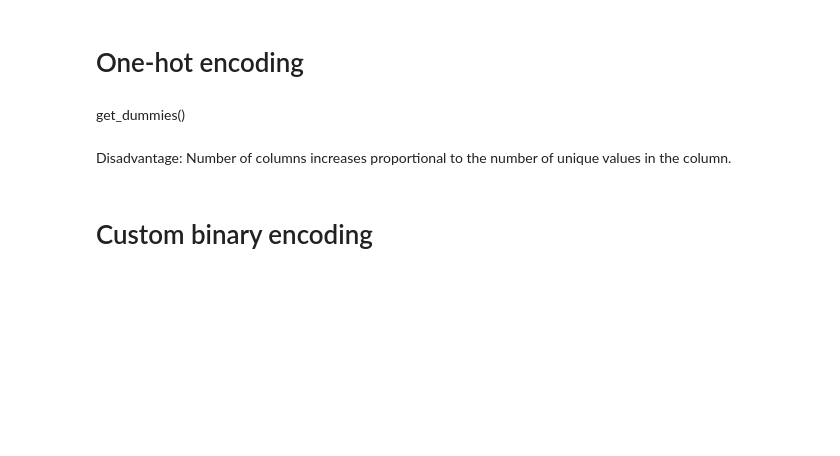
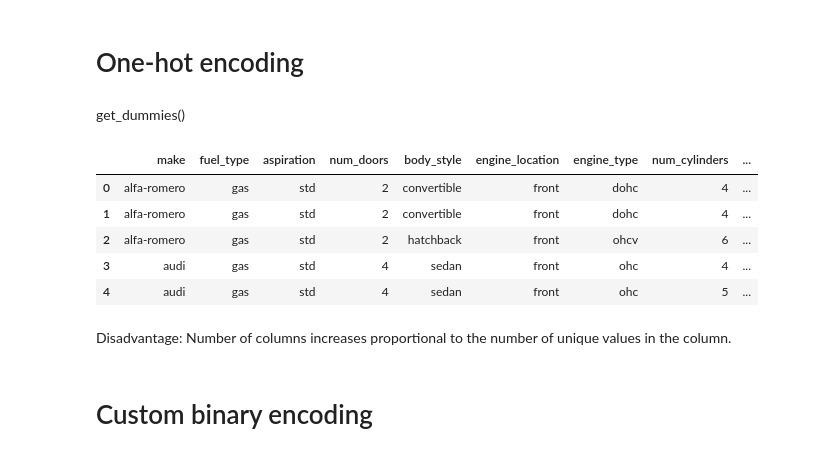
Before and after one commit to dayanandv/Data-Science, a Jupyter notebook: Categorical_Data.ipynb, the cells around one changed output. Drawn from its saved outputs; the diff is of its cells as text; code cells hidden in the pictures; blank space fills up the shorter version.

```diff
--- a/Categorical_Data.ipynb
+++ b/Categorical_Data.ipynb
@@ -46,6 +129,15 @@ Disadvantage: Numerical values can be misinterpreted as having ordering respecti
 # One-hot encoding
 # %% [markdown]
 get_dummies()
+# %%
+pd.get_dummies(obj_df, columns=['drive_wheels']).head()
+# %% [output]
+|  | make | fuel_type | aspiration | num_doors | body_style | engine_location | engine_type | num_cylinders | ... |
+| 0 | alfa-romero | gas | std | 2 | convertible | front | dohc | 4 | ... |
+| 1 | alfa-romero | gas | std | 2 | convertible | front | dohc | 4 | ... |
+| 2 | alfa-romero | gas | std | 2 | hatchback | front | ohcv | 6 | ... |
+| 3 | audi | gas | std | 4 | sedan | front | ohc | 4 | ... |
+| 4 | audi | gas | std | 4 | sedan | front | ohc | 5 | ... |
 # %% [markdown]
 Disadvantage: Number of columns increases proportional to the number of unique values in the column.
 # %% [markdown]
```
Also changed, not shown: parts of 19 cells of this notebook.
